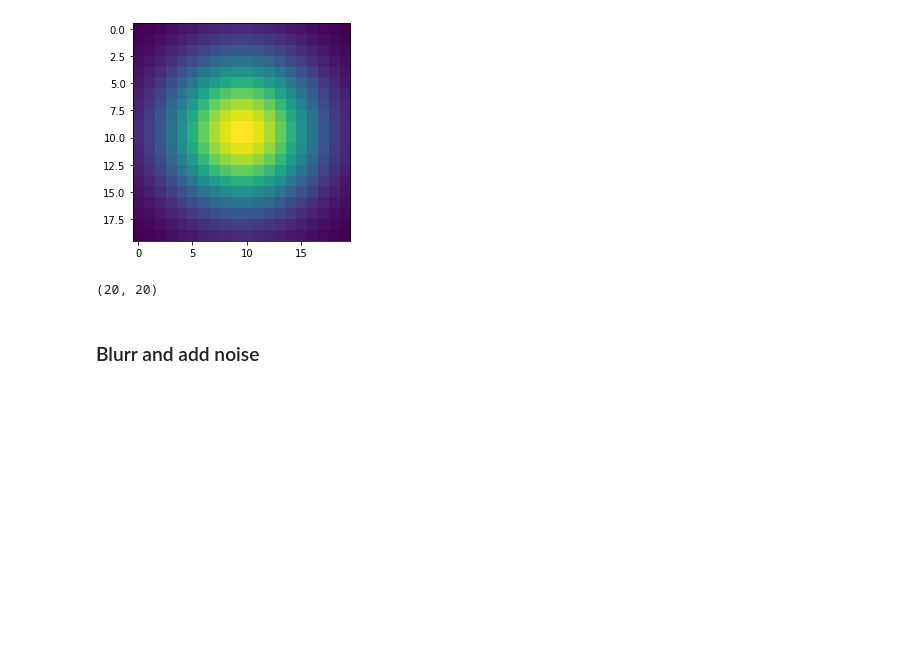
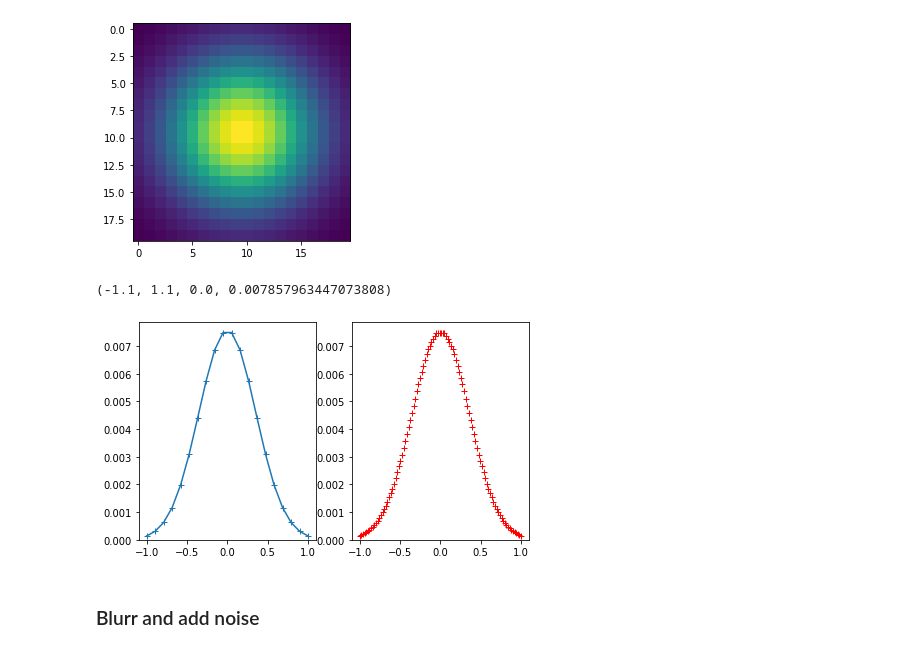
Before and after one commit to ceciledellavalle/BlindDeconvolution, a Jupyter notebook: demo.ipynb, the cells around one changed output. Saved outputs shown, nothing was run; the diff lists cells and outputs as text; code cells hidden in the pictures; blank space fills up the shorter version.

```diff
--- a/demo.ipynb
+++ b/demo.ipynb
@@ -35,10 +41,20 @@ plt.imshow(K)
 2D Gaussian-like array:
 <matplotlib.image.AxesImage at 0x...>
 [figure]
-# %%
-K.shape
-# %% [output]
-(20, 20)
+# %%
+# Interpolate the Kernel diagonal
+f        = interpolate.interp1d(np.diag(Nx), np.diag(K))
+Nxnew    = np.linspace(-1,1, 100)
+K_interp = f(Nxnew)
+# %%
+fig, (ax1, ax2) = plt.subplots(1, 2 , figsize=(7,4))
+ax1.plot(np.diag(Nx), np.diag(K), '-+')
+ax1.axis(ymin=0)
+ax2.plot(Nxnew, K_interp, 'r+')
+ax2.axis(ymin=0)
+# %% [output]
+(-1.1, 1.1, 0.0, 0.007857963447073808)
+[figure, added]
 # %% [markdown]
 ### Blurr and add noise
 # %%
```
Also changed, not shown: parts of 17 cells of this notebook, 3 other files.
